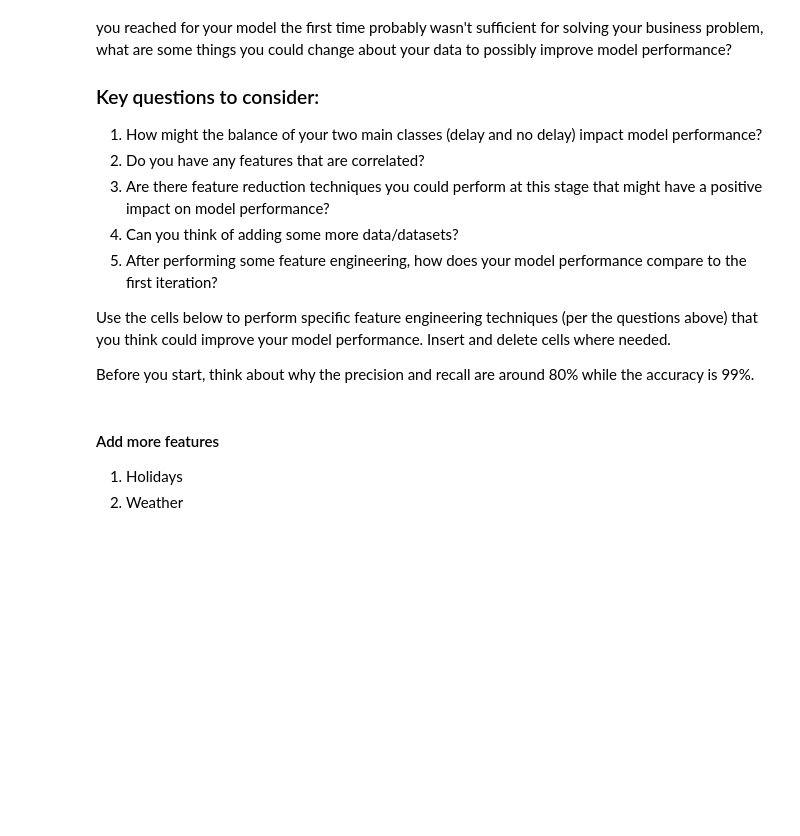
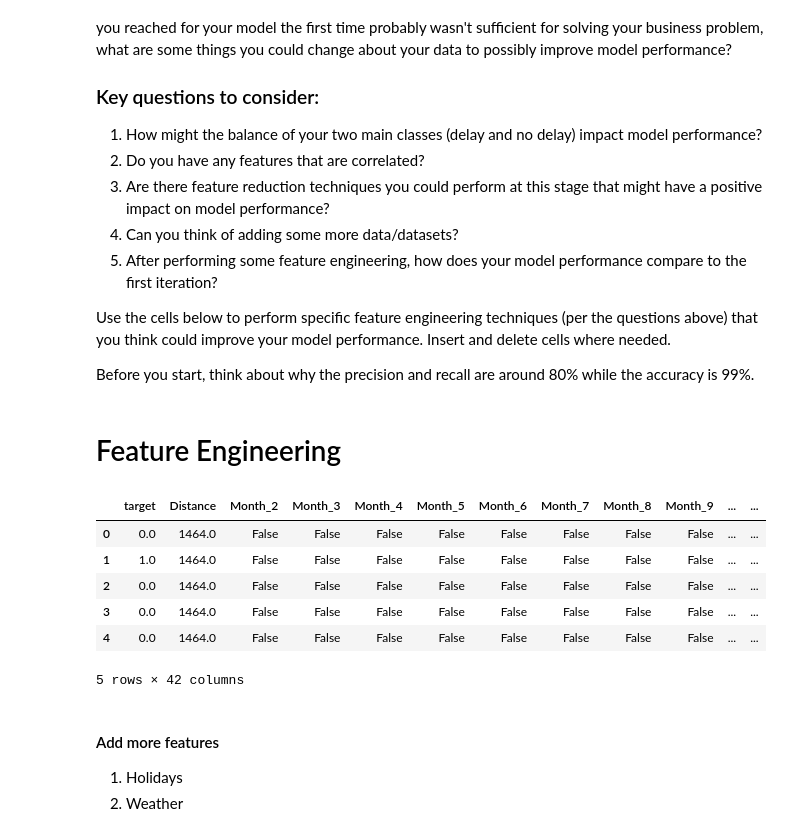
Before and after one commit to Jigme96-BHU/dsts-assignment2, a Jupyter notebook: onpremises.ipynb, the cells around one changed output. Cells and saved outputs as stored; diff of their text form; code cells hidden in the pictures; blank space fills up the shorter version.

```diff
--- a/onpremises.ipynb
+++ b/onpremises.ipynb
@@ -893,6 +941,18 @@ Use the cells below to perform specific feature engineering techniques (per the
 
 
 Before you start, think about why the precision and recall are around 80% while the accuracy is 99%.
+# %% [markdown]
+# Feature Engineering
+# %%
+data.head()
+# %% [output]
+|  | target | Distance | Month_2 | Month_3 | Month_4 | Month_5 | Month_6 | Month_7 | Month_8 | Month_9 | ... | ... |
+| 0 | 0.0 | 1464.0 | False | False | False | False | False | False | False | False | ... | ... |
+| 1 | 1.0 | 1464.0 | False | False | False | False | False | False | False | False | ... | ... |
+| 2 | 0.0 | 1464.0 | False | False | False | False | False | False | False | False | ... | ... |
+| 3 | 0.0 | 1464.0 | False | False | False | False | False | False | False | False | ... | ... |
+| 4 | 0.0 | 1464.0 | False | False | False | False | False | False | False | False | ... | ... |
+5 rows × 42 columns
 # %% [markdown]
 #### Add more features
 
```
Also changed, not shown: parts of 51 cells of this notebook, 7 other files.
